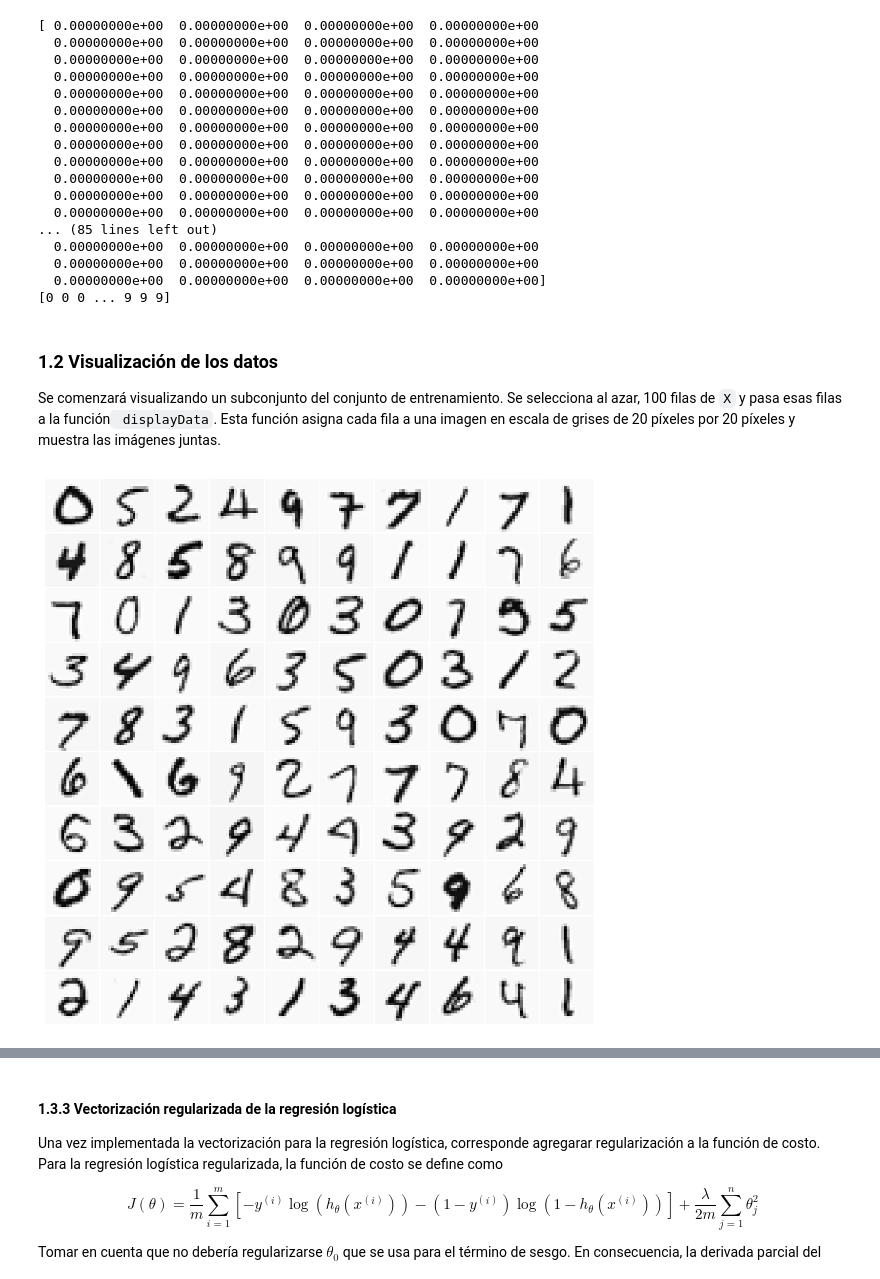
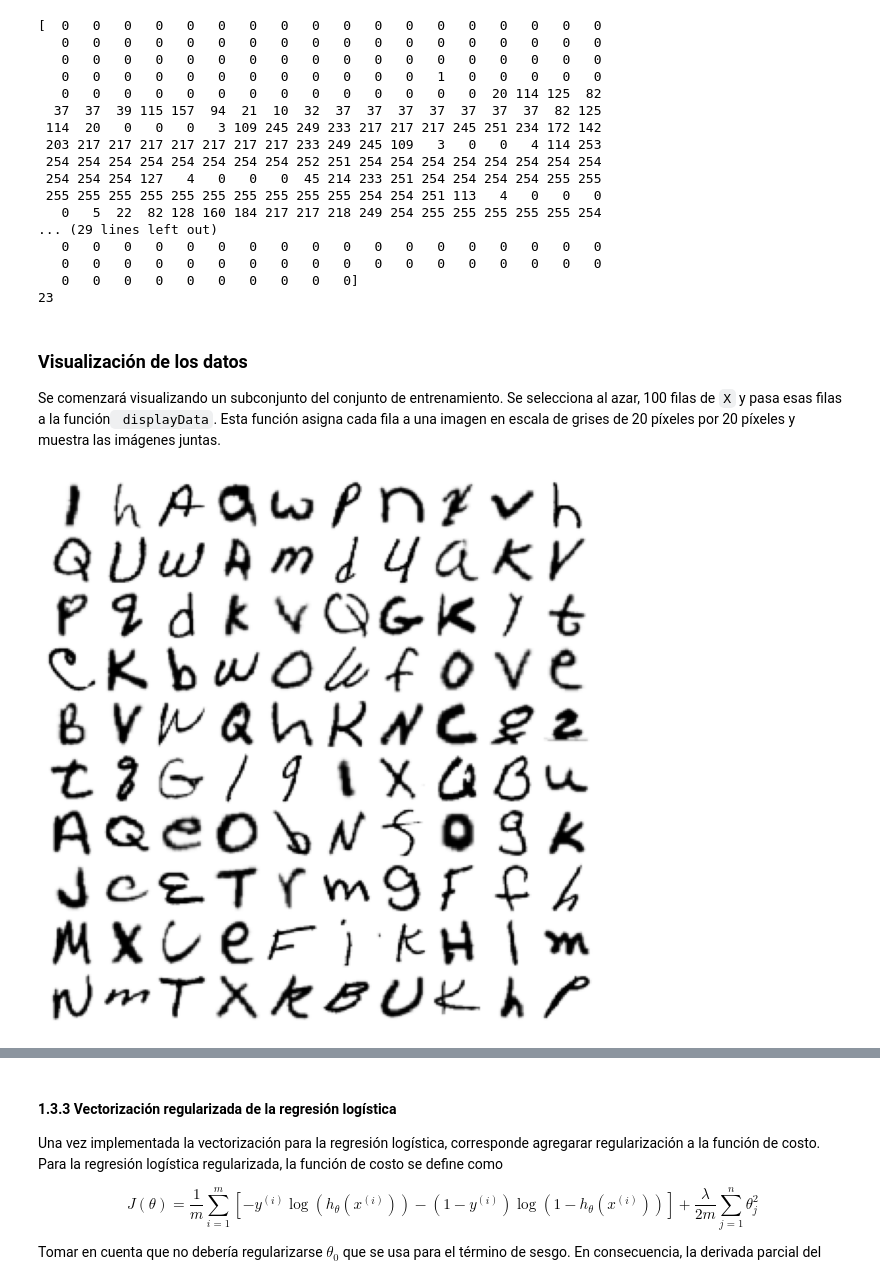
Before and after one commit to marcanii/SIS420---1-23, a Jupyter notebook: Evaluaciones/Segundo Parcial/reg_log_onevsall.ipynb, the cells around one changed output, grey strips where cells are left out. Drawn from its saved outputs; the diff is of its cells as text; code cells hidden in the pictures.

```diff
--- a/Evaluaciones/Segundo Parcial/reg_log_onevsall.ipynb
+++ b/Evaluaciones/Segundo Parcial/reg_log_onevsall.ipynb
@@ -55,4 +27,0 @@ KeyError: 'X'
-# %%
-#  datos de entrenamiento almacenados en los arreglos X, y
-data = loadmat('emnist-letters.mat')
-data
@@ -60,0 +28,10 @@ AttributeError: 'dict' object has no attribute 'describe'
+# %%
+# en la llave dataset esta los datos con los que debemos trabjar
+data = data['dataset']
+# mostramos el tamaño
+print("Dataset shape:", data.shape)
+# mostramos el tipo de datos que tiene la matris
+print("Dataset data type:", data.dtype)
+# tiene train: datos de entrenamiento
+# test: datos de prueba
+# mapping: una tabla de correspondencia que asocia los valores de las etiquetas con las letras del alfabeto.
@@ -60,0 +41,5 @@ AttributeError: 'dict' object has no attribute 'describe'
+# %%
+# sacamos los datos de entrenamiendo
+datos_entrenamiento = data['train'][0, 0]
+# sacamos los datos de prueba
+datos_pruebas = data['test'][0, 0]
@@ -60,0 +57,7 @@ AttributeError: 'dict' object has no attribute 'describe'
+# %%
+# cargamos los datos a usar tanto en X como Y de entrenamiento
+X_entrenamiento = datos_entrenamiento['images'][0][0]
+y_entrenamiento = datos_entrenamiento['labels'][0][0].ravel()
+# cargamos los datos a usar tanto en X como Y de pruebas
+X_pruebas = datos_pruebas['images'][0][0]
+y_pruebas = datos_pruebas['labels'][0][0].ravel()
@@ -61,26 +74,26 @@ AttributeError: 'dict' object has no attribute 'describe'
 # %%
-print(X[0])
-print(y)
+print(X_entrenamiento[0])
+print(y_entrenamiento[0])
 # %% [output]
-[ 0.00000000e+00  0.00000000e+00  0.00000000e+00  0.00000000e+00
-  0.00000000e+00  0.00000000e+00  0.00000000e+00  0.00000000e+00
-  0.00000000e+00  0.00000000e+00  0.00000000e+00  0.00000000e+00
-  0.00000000e+00  0.00000000e+00  0.00000000e+00  0.00000000e+00
-  0.00000000e+00  0.00000000e+00  0.00000000e+00  0.00000000e+00
-  0.00000000e+00  0.00000000e+00  0.00000000e+00  0.00000000e+00
-  0.00000000e+00  0.00000000e+00  0.00000000e+00  0.00000000e+00
-  0.00000000e+00  0.00000000e+00  0.00000000e+00  0.00000000e+00
-  0.00000000e+00  0.00000000e+00  0.00000000e+00  0.00000000e+00
-  0.00000000e+00  0.00000000e+00  0.00000000e+00  0.00000000e+00
-  0.00000000e+00  0.00000000e+00  0.00000000e+00  0.00000000e+00
-  0.00000000e+00  0.00000000e+00  0.00000000e+00  0.00000000e+00
-... (85 lines left out)
-  0.00000000e+00  0.00000000e+00  0.00000000e+00  0.00000000e+00
-  0.00000000e+00  0.00000000e+00  0.00000000e+00  0.00000000e+00
-  0.00000000e+00  0.00000000e+00  0.00000000e+00  0.00000000e+00]
-[0 0 0 ... 9 9 9]
+[  0   0   0   0   0   0   0   0   0   0   0   0   0   0   0   0   0   0
+   0   0   0   0   0   0   0   0   0   0   0   0   0   0   0   0   0   0
+   0   0   0   0   0   0   0   0   0   0   0   0   0   0   0   0   0   0
+   0   0   0   0   0   0   0   0   0   0   0   0   1   0   0   0   0   0
+   0   0   0   0   0   0   0   0   0   0   0   0   0   0  20 114 125  82
+  37  37  39 115 157  94  21  10  32  37  37  37  37  37  37  37  82 125
+ 114  20   0   0   0   3 109 245 249 233 217 217 217 245 251 234 172 142
+ 203 217 217 217 217 217 217 217 233 249 245 109   3   0   0   4 114 253
+ 254 254 254 254 254 254 254 254 252 251 254 254 254 254 254 254 254 254
+ 254 254 254 127   4   0   0   0  45 214 233 251 254 254 254 254 255 255
+ 255 255 255 255 255 255 255 255 255 255 254 254 251 113   4   0   0   0
+   0   5  22  82 128 160 184 217 217 218 249 254 255 255 255 255 255 254
+... (29 lines left out)
+   0   0   0   0   0   0   0   0   0   0   0   0   0   0   0   0   0   0
+   0   0   0   0   0   0   0   0   0   0   0   0   0   0   0   0   0   0
+   0   0   0   0   0   0   0   0   0   0]
+23
 # %% [markdown]
-### 1.2 Visualización de los datos
+### Visualización de los datos
 
 Se comenzará visualizando un subconjunto del conjunto de entrenamiento. Se selecciona al azar, 100 filas de `X` y pasa esas filas a la función` displayData`. Esta función asigna cada fila a una imagen en escala de grises de 20 píxeles por 20 píxeles y muestra las imágenes juntas.
 # %%
@@ -116,9 +129,10 @@ def displayData(X, example_width=None, figsize=(10, 10)):
         ax.axis('off')
 # %%
 # Selecciona aleatoriamente 100 puntos de datos para mostrar
+m = y_entrenamiento.size
 rand_indices = np.random.choice(m, 100, replace=False)
-sel = X[rand_indices, :]
+sel = X_entrenamiento[rand_indices, :]
 
 displayData(sel)
 # %% [output]
-[figure, old version]
+[figure, new version]
```
Also changed, not shown: parts of 23 cells of this notebook, 5 other files.
